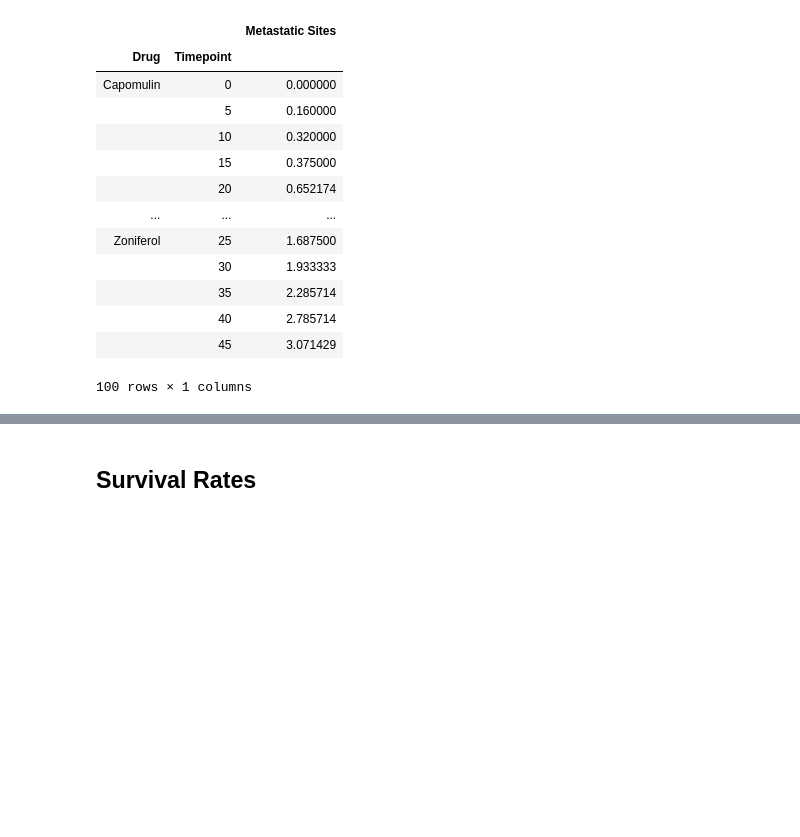
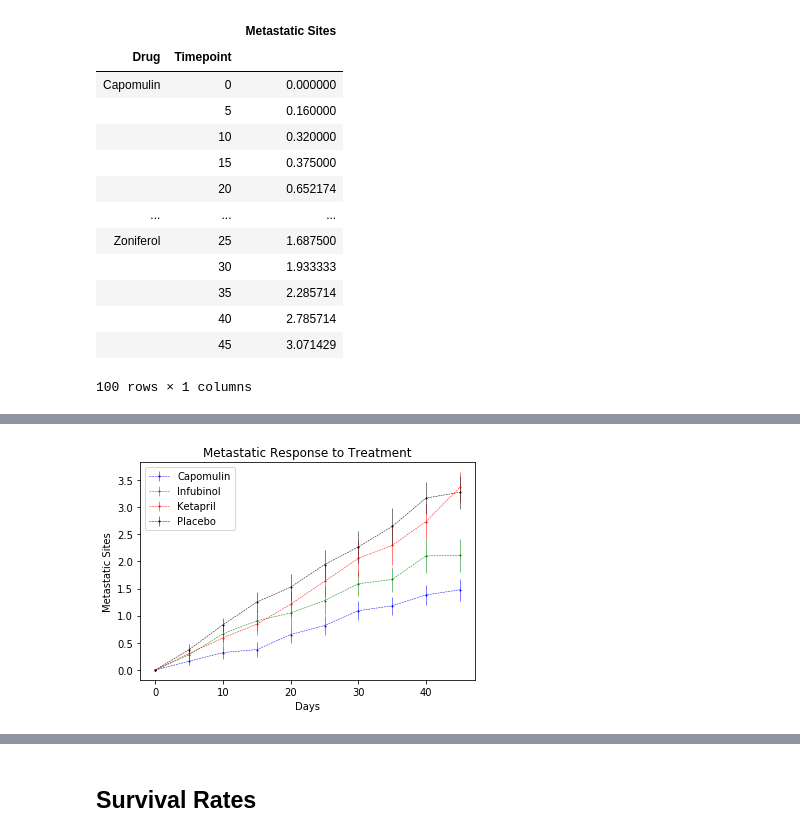
Before and after one commit to AlejandraRosa/Matplotlib-Challenge, a Jupyter notebook: Pymaceuticals/pymaceuticals_starter.ipynb, the cells around one changed output, grey strips where cells are left out. Cells and saved outputs as stored; diff of their text form; code cells hidden in the pictures; blank space fills up the shorter version.

```diff
--- a/Pymaceuticals/pymaceuticals_starter.ipynb
+++ b/Pymaceuticals/pymaceuticals_starter.ipynb
@@ -139,6 +156,7 @@ metastatic_df
 # %%
 # Store the Standard Error associated with Met. Sites Grouped by Drug and Timepoint
-
 # Convert to DataFrame
+metastatic_sem_df = pd.DataFrame(combined_data.groupby(["Drug","Timepoint"])["Metastatic Sites"].sem().reset_index())
 
 # Preview DataFrame
+metastatic_sem_df
@@ -154,4 +177,8 @@ metastatic_df
+# %%
+metastatic_df.reset_index(inplace=True)
 # %%
 # Minor Data Munging to Re-Format the Data Frames
+# Preview that Reformatting worked
 
-# Preview that Reformatting worked
+pivot_metastatic = metastatic_df.pivot(index="Timepoint", columns="Drug", values="Metastatic Sites")
+pivot_metastatic
@@ -173,3 +198,34 @@ metastatic_df
+# %%
+pivot_sem_metastatic = metastatic_sem_df.pivot(index="Timepoint", columns="Drug", values="Metastatic Sites")
+# %%
+# Generate the Plot (with Error Bars)
+
+# Save the Figure
+# Show the Figure
+
+plt.title("Metastatic Response to Treatment")
+
+plt.errorbar(pivot_metastatic.index, pivot_metastatic['Capomulin'], yerr=pivot_sem_metastatic['Capomulin'],
+             color='blue', marker='o',markersize=1, linestyle='--', linewidth=0.5, label="Capomulin")
+
+plt.errorbar(pivot_metastatic.index, pivot_metastatic['Infubinol'], yerr=pivot_sem_metastatic['Infubinol'],
+             color='green', marker='o', markersize=1, linestyle='--', linewidth=0.5, label="Infubinol")
+
+plt.errorbar(pivot_metastatic.index, pivot_metastatic['Ketapril'], yerr=pivot_sem_metastatic['Ketapril'],
+             color='red', marker='o', markersize=1, linestyle='--', linewidth=0.5, label="Ketapril")
+
+plt.errorbar(pivot_metastatic.index, pivot_metastatic['Placebo'], yerr=pivot_sem_metastatic['Placebo'],
+             color='black', marker='o', markersize=1, linestyle='--', linewidth=0.5, label="Placebo")
+
+plt.legend(loc="best")
+
+plt.xlabel("Days")
+
+plt.ylabel("Metastatic Sites")
+
+plt.show()
+# %% [output]
+[figure, added]
 # %% [markdown]
 ![Metastatic Spread During Treatment](../Images/spread.png)
 # %% [markdown]
```
Also changed, not shown: parts of 15 cells of this notebook, 1 other file.
